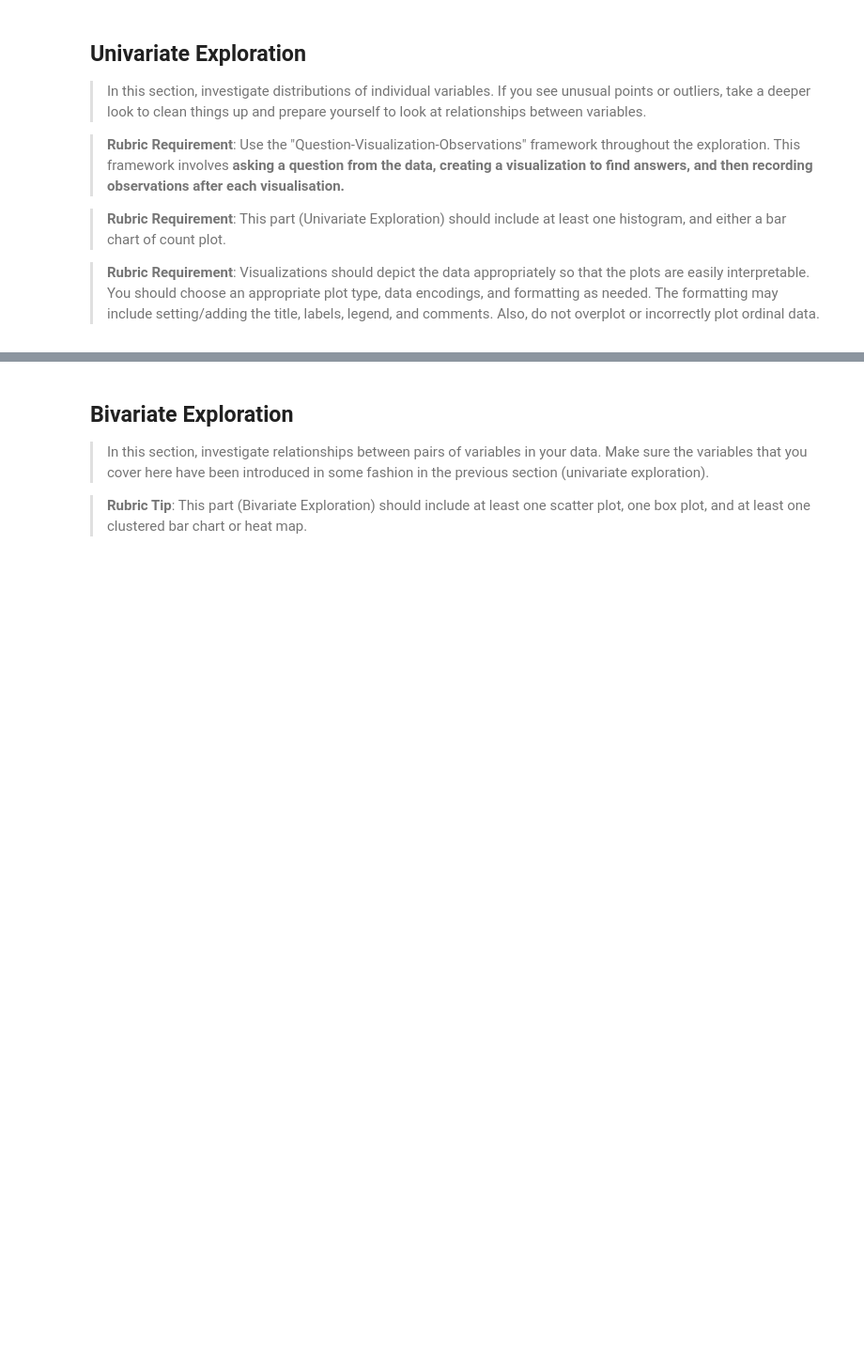
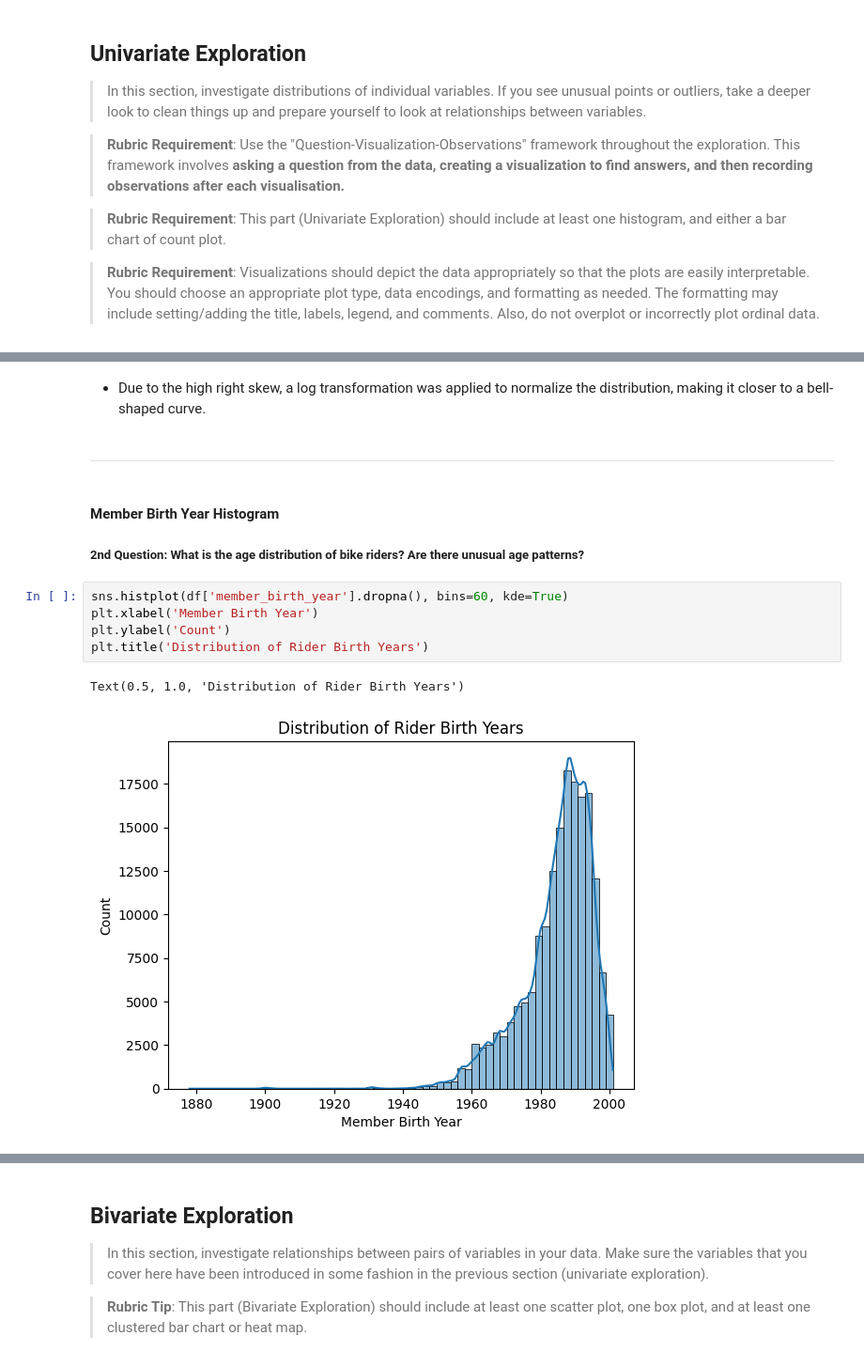
Before and after one commit to AmmarYasserAI-2/Communicate-Data-Findings, a Jupyter notebook: notebooks/01_exploratory_analysis.ipynb, the cells around one changed output, grey strips where cells are left out. Shown at 94% size. Saved outputs shown, nothing was run; the diff lists cells and outputs as text; blank space fills up the shorter version.

```diff
--- a/notebooks/01_exploratory_analysis.ipynb
+++ b/notebooks/01_exploratory_analysis.ipynb
@@ -65,0 +264,16 @@ import seaborn as sns
+# %% [markdown]
+- Due to the high right skew, a log transformation was applied to normalize the distribution, making it closer to a bell-shaped curve.
+# %% [markdown]
+---------
+# %% [markdown]
+#### Member Birth Year Histogram
+
+##### **2nd Question:** What is the age distribution of bike riders? Are there unusual age patterns?
+# %%
+sns.histplot(df['member_birth_year'].dropna(), bins=60, kde=True)
+plt.xlabel('Member Birth Year')
+plt.ylabel('Count')
+plt.title('Distribution of Rider Birth Years')
+# %% [output]
+Text(0.5, 1.0, 'Distribution of Rider Birth Years')
+[figure, added]
```
Also changed, not shown: parts of 39 cells of this notebook, 1 other file.
